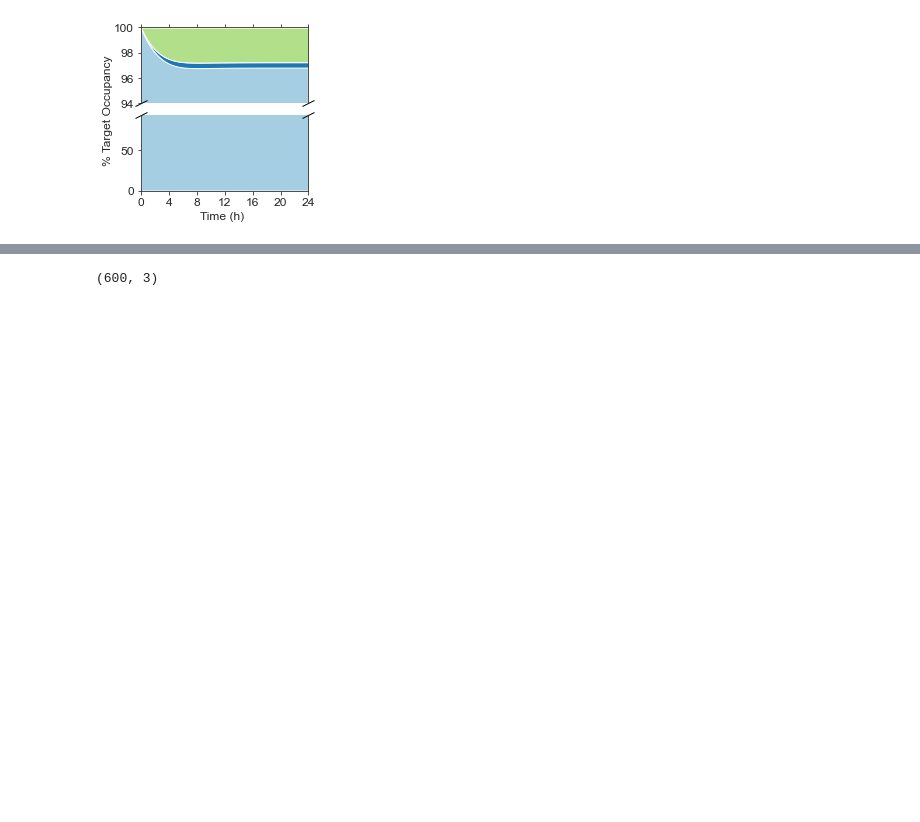
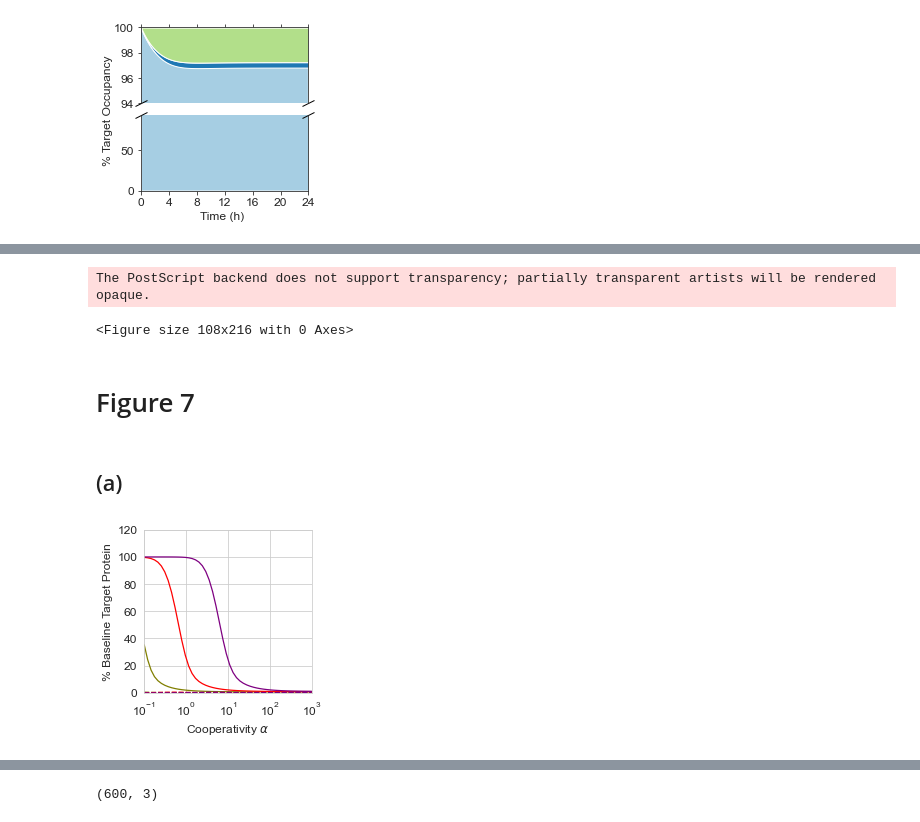
Before and after one commit to stxinsite/kinetic-degradation, a Jupyter notebook: make_figures.ipynb, the cells around one changed output, grey strips where cells are left out. Saved outputs shown, nothing was run; the diff lists cells and outputs as text; code cells hidden in the pictures; blank space fills up the shorter version.

```diff
--- a/sandbox.ipynb
+++ b/make_figures.ipynb
@@ -294,0 +436,25 @@ make_species_stackplot(result_d, "./plots/species_vs_time_protac1_star_kdeg_tern
+# %%
+set2 = cm.get_cmap('Set2')
+
+legend_elements = [
+    Line2D([], [], color='none', label='HBF'),
+    Patch(facecolor=set2.colors[1], label='ACBI1'),
+    Patch(facecolor=set2.colors[0], label='PROTAC 1'),
+    Line2D([], [], color='none', label='Species'),
+    Line2D([0], [0], ls='-', label=r'$\sum T_i\cdot D\cdot E3$', color='black'),
+    Line2D([0], [0], ls='--', label=r'$D_{ic}\cdot *$', color='black')
+]
+
+# Create the legend
+legend_fig = plt.figure("Legend", figsize=(1.5, 3))
+legend_fig.legend(handles=legend_elements, loc='upper center', fontsize=10)
+
+legend_fig.savefig(
+    './plots/deg_ternary_protac_vs_protac_t=6_legend.eps',
+    dpi=1200, bbox_inches='tight'
+)
+# %% [output]
+The PostScript backend does not support transparency; partially transparent artists will be rendered opaque.
+<Figure size 108x216 with 0 Axes>
+# %% [markdown]
+# Figure 7
@@ -294,0 +506,9 @@ make_species_stackplot(result_d, "./plots/species_vs_time_protac1_star_kdeg_tern
+# %% [markdown]
+## (a)
+# %%
+result_a = pd.read_csv('./saved_objects/deg_vs_alpha_by_kd_high_kdeg_ternary.csv')
+result_a = result_a.loc[result_a['Kd_T_binary'] != 100]
+
+make_kd_vs_alpha_plot(result_a, 'kd_vs_alpha_high_kdeg_ternary.eps')
+# %% [output]
+[figure, added]
```
Also changed, not shown: parts of 17 cells of this notebook.
